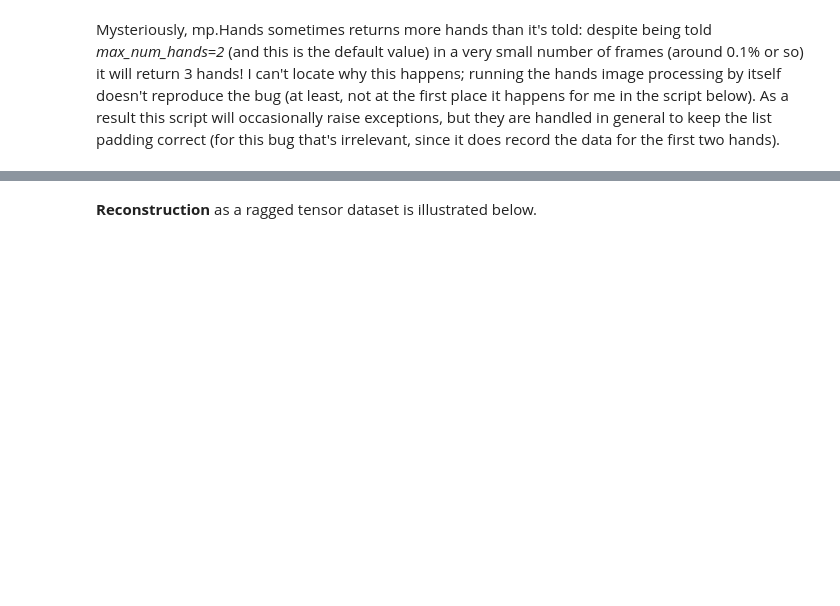
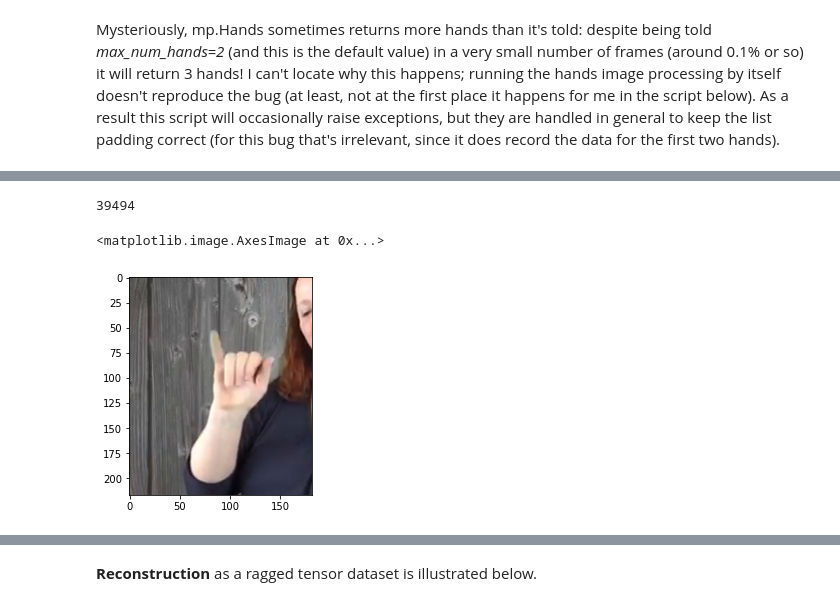
Before and after one commit to farbere/Runarljod, a Jupyter notebook: hand_processing.ipynb, the cells around one changed output, grey strips where cells are left out. Cells and saved outputs as stored; diff of their text form; code cells hidden in the pictures; blank space fills up the shorter version.

```diff
--- a/hand_processing.ipynb
+++ b/hand_processing.ipynb
@@ -785,9 +785,9 @@ memory usage: 684.8+ KB
 splits = np.unique(data_csv['partition'])
 
 base_in = "ChicagoFSWild/frames/"
-base_out = "datasets/cfsw/"
-#base_in = "h:/cfswp/frames/"
-#base_out = "h:/cfswp/dataset/"
+base_out = "h:/project/cfsw/"
+#base_in = "h:/project/cfswp_frames/"
+#base_out = "h:/project/cfswp/"
 
 indices = {}
 
@@ -1016,0 +1006,5 @@ rgb = visualise_flow(np.float32(flow[0][0][j*154*121:(j+1)*154*121].reshape(154,
+# %%
+test_imgs = np.load(base_out + "dev_img_a_0.npy")
+test_flow = np.load(base_out + "dev_flow_a_0.npy")
+test_corners = np.load(base_out + "dev_corners_0.npy")
+test_range = len(test_corners[0]) # the number of frame sequences held in these files
@@ -1016,0 +1032,14 @@ rgb = visualise_flow(np.float32(flow[0][0][j*154*121:(j+1)*154*121].reshape(154,
+# %%
+height = test_corners[0][0][1][0]-test_corners[0][0][0][0]
+width = test_corners[0][0][1][1]-test_corners[0][0][0][1]
+height*width
+# %% [output]
+39494
+# %%
+j=40
+plt.imshow(test_imgs[0][j*height*width:(j+1)*height*width].reshape(height,width,3))
+# to look at other sequences in the file, add offsets to the slices here. for example, the second sequence starts
+# at index offset = height * width * number_of_frames, which is the number of pixels in the first sequence
+# %% [output]
+<matplotlib.image.AxesImage at 0x...>
+[figure, added]
```
Also changed, not shown: parts of 16 cells of this notebook, 25 other files.
